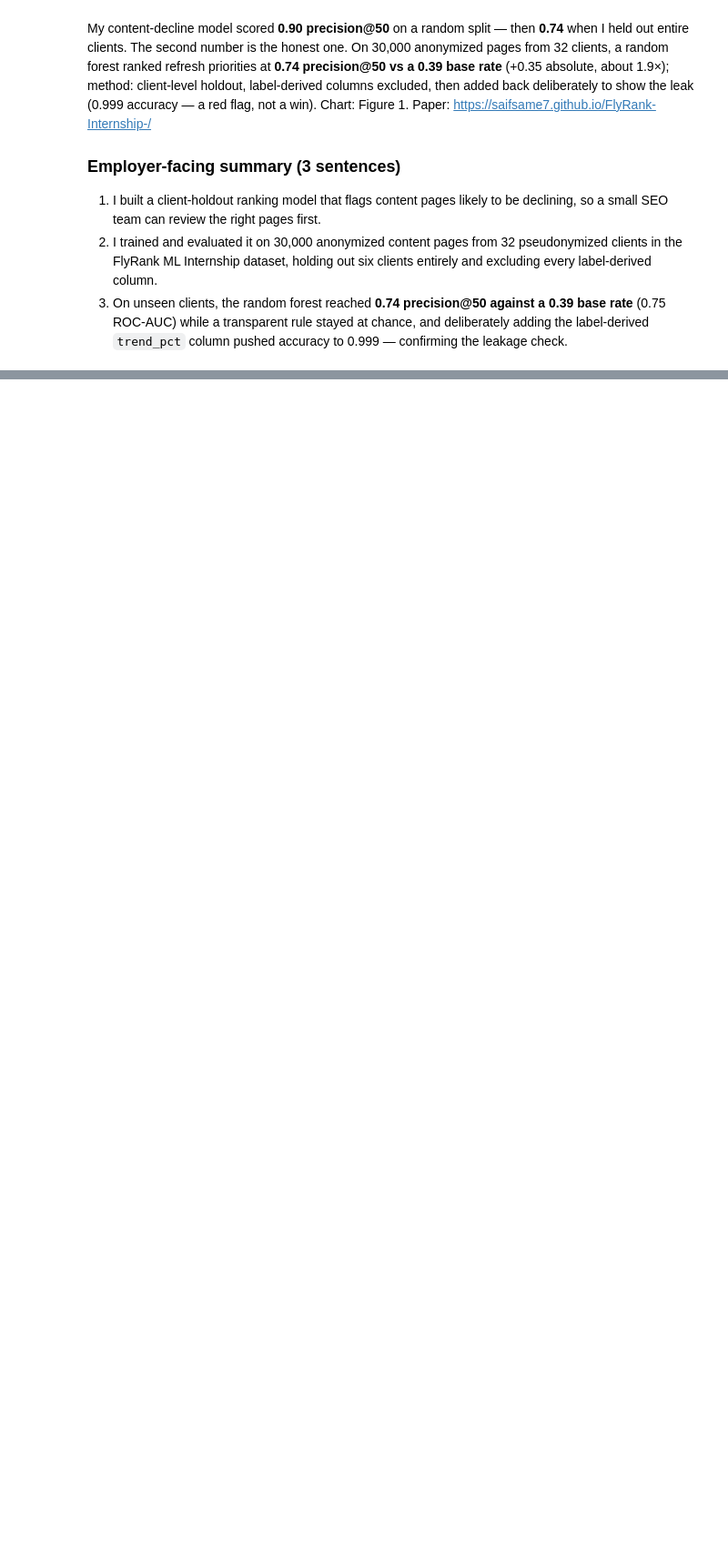
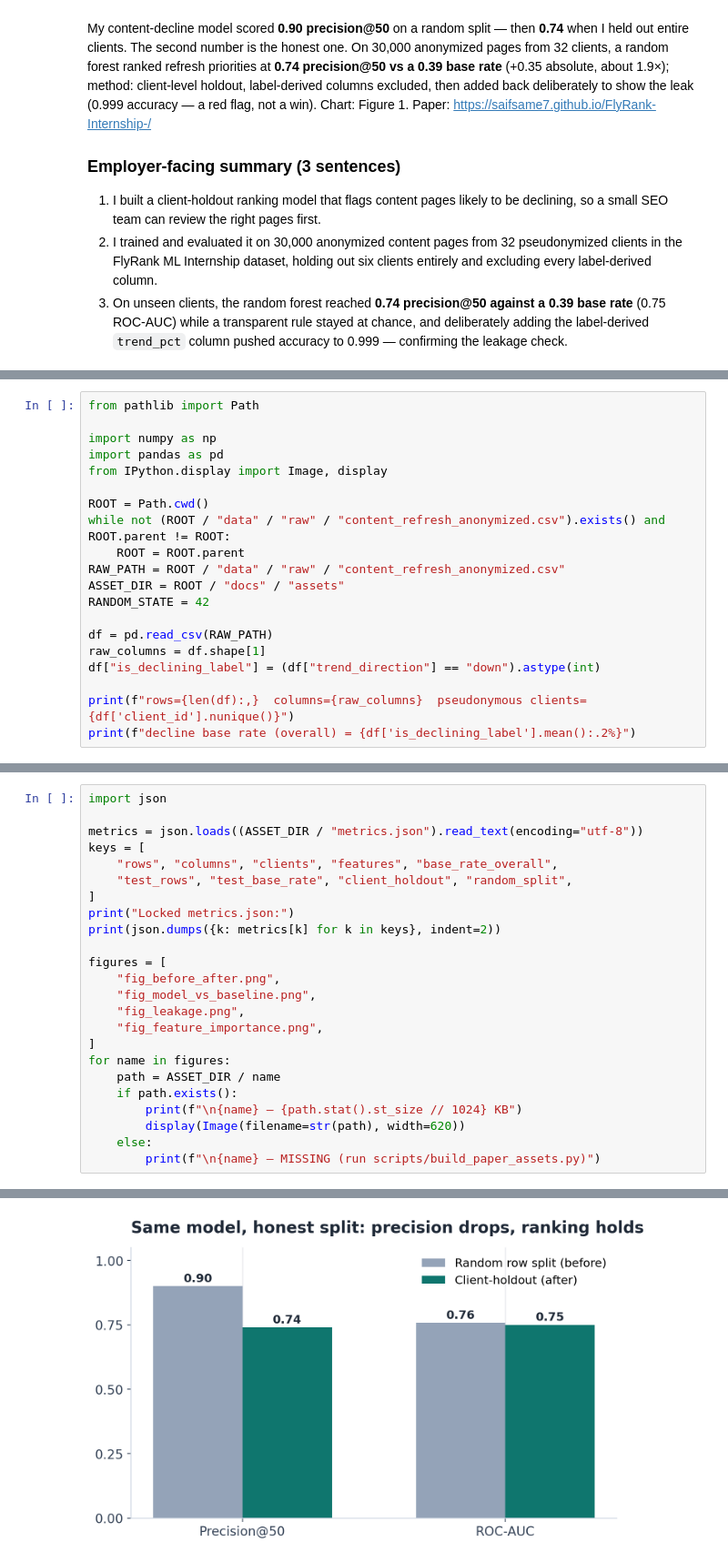
Before and after one commit to saifsame7/FlyRank-Internship-, a Jupyter notebook: work/notebooks/capstone.ipynb, the cells around one changed output, grey strips where cells are left out. Shown at 91% size. Cells and saved outputs as stored; diff of their text form; blank space fills up the shorter version.

```diff
--- a/work/notebooks/capstone.ipynb
+++ b/work/notebooks/capstone.ipynb
@@ -46,0 +32,20 @@ My content-decline model scored **0.90 precision@50** on a random split — then
+# %%
+from pathlib import Path
+
+import numpy as np
+import pandas as pd
+from IPython.display import Image, display
+
+ROOT = Path.cwd()
+while not (ROOT / "data" / "raw" / "content_refresh_anonymized.csv").exists() and ROOT.parent != ROOT:
+    ROOT = ROOT.parent
+RAW_PATH = ROOT / "data" / "raw" / "content_refresh_anonymized.csv"
+ASSET_DIR = ROOT / "docs" / "assets"
+RANDOM_STATE = 42
+
+df = pd.read_csv(RAW_PATH)
+raw_columns = df.shape[1]
+df["is_declining_label"] = (df["trend_direction"] == "down").astype(int)
+
+print(f"rows={len(df):,}  columns={raw_columns}  pseudonymous clients={df['client_id'].nunique()}")
+print(f"decline base rate (overall) = {df['is_declining_label'].mean():.2%}")
@@ -46,0 +473,25 @@ My content-decline model scored **0.90 precision@50** on a random split — then
+# %%
+import json
+
+metrics = json.loads((ASSET_DIR / "metrics.json").read_text(encoding="utf-8"))
+keys = [
+    "rows", "columns", "clients", "features", "base_rate_overall",
+    "test_rows", "test_base_rate", "client_holdout", "random_split",
+]
+print("Locked metrics.json:")
+print(json.dumps({k: metrics[k] for k in keys}, indent=2))
+
+figures = [
+    "fig_before_after.png",
+    "fig_model_vs_baseline.png",
+    "fig_leakage.png",
+    "fig_feature_importance.png",
+]
+for name in figures:
+    path = ASSET_DIR / name
+    if path.exists():
+        print(f"\n{name} — {path.stat().st_size // 1024} KB")
+        display(Image(filename=str(path), width=620))
+    else:
+        print(f"\n{name} — MISSING (run scripts/build_paper_assets.py)")
+# %% [output]
@@ -46,0 +515 @@ My content-decline model scored **0.90 precision@50** on a random split — then
+[figure, added]
```
Also changed, not shown: parts of 24 cells of this notebook.
